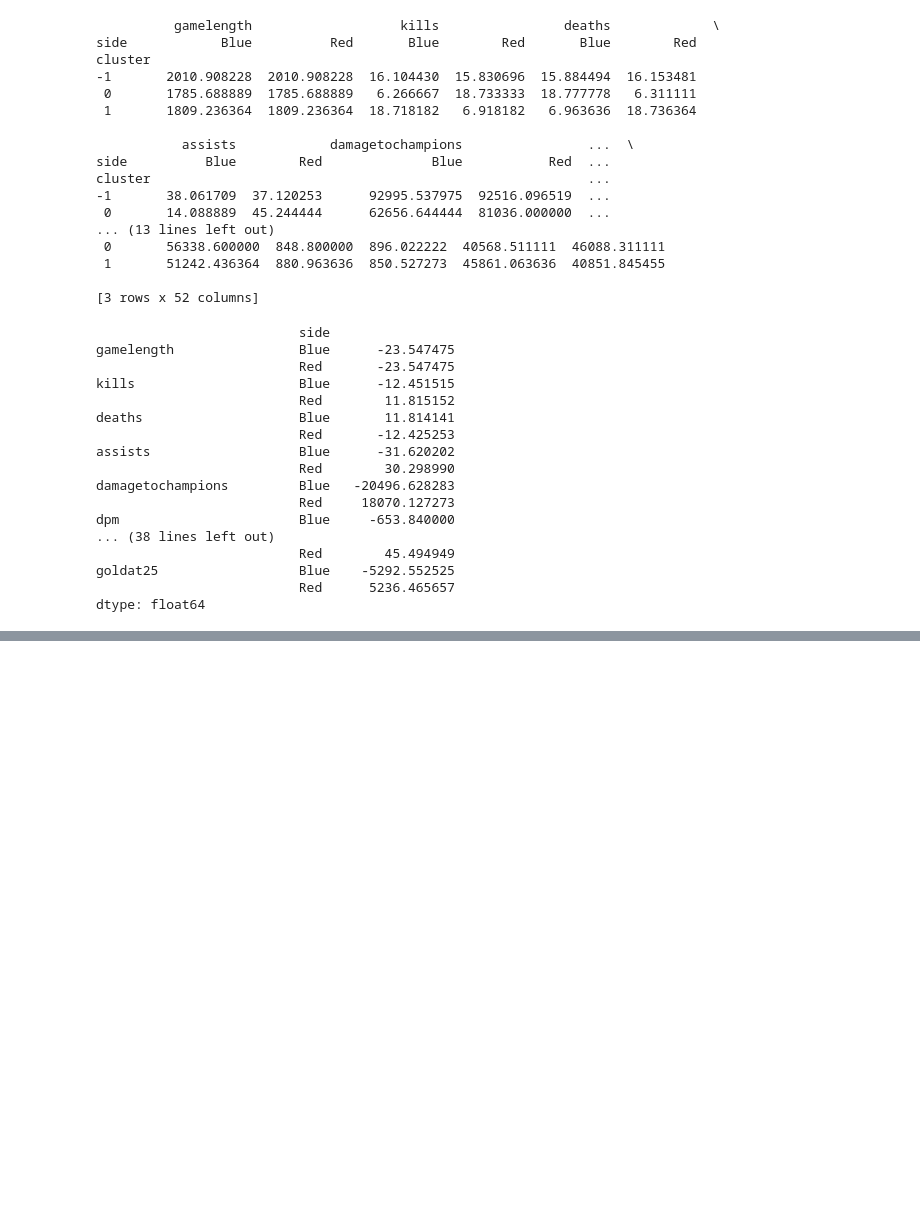
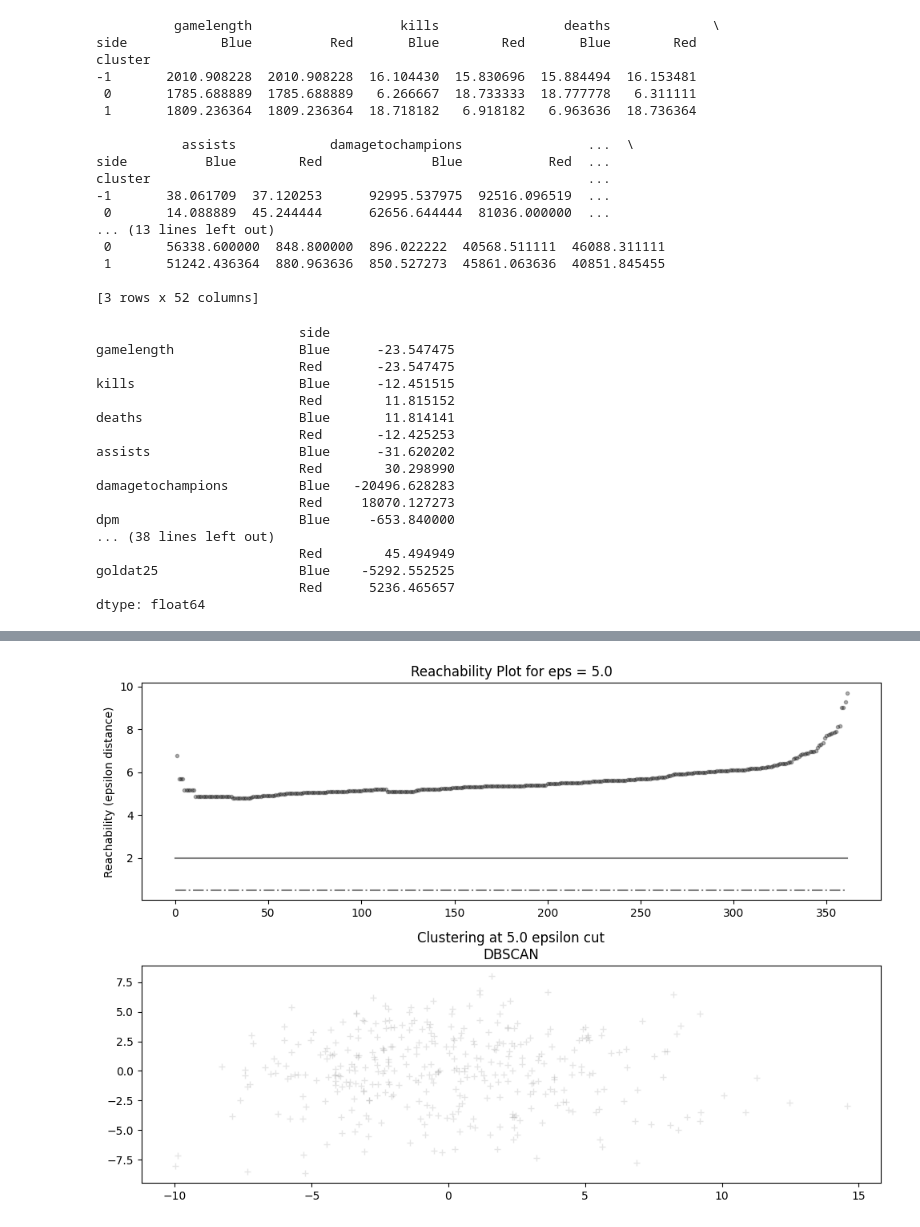
Before and after one commit to dwarfy35/Datamining_project, a Jupyter notebook: Daniel_project_notebook.ipynb, the cells around one changed output, grey strips where cells are left out. Saved outputs shown, nothing was run; the diff lists cells and outputs as text; code cells hidden in the pictures; blank space fills up the shorter version.

Commit message:
Looked into cluster for red/blue wins and cleaned plots

```diff
--- a/Daniel_project_notebook.ipynb
+++ b/Daniel_project_notebook.ipynb
@@ -453,0 +440,7 @@ dtype: float64
+# %%
+data_pure = data[most_relevant_columns+["result"]]
+data_pure = data_pure.pivot(index=['gameid'],columns='side')
+red_wins  = data_pure.loc[data_pure[('result', 'Red')] == 1]
+blue_wins = data_pure.loc[data_pure[('result', 'Blue')] == 1]
+red_wins = red_wins.drop(columns="result")
+blue_wins = blue_wins.drop(columns="result")
@@ -453,0 +484,58 @@ dtype: float64
+# %%
+X_hat = red_normalized
+clust = OPTICS(min_samples=20, cluster_method='dbscan')
+
+clust.fit(X_hat)
+
+np.unique(clust.labels_)
+
+pca = sklearn.decomposition.PCA(n_components=2).fit(X_hat)
+X_pca = pca.transform(X_hat)
+# %%
+labels_120 = cluster_optics_dbscan(
+    reachability=clust.reachability_,
+    core_distances=clust.core_distances_,
+    ordering=clust.ordering_,
+    eps=5.5,
+)
+labels_140 = cluster_optics_dbscan(
+    reachability=clust.reachability_,
+    core_distances=clust.core_distances_,
+    ordering=clust.ordering_,
+    eps=6.0,
+)
+
+space = np.arange(len(X_hat))
+reachability = clust.reachability_[clust.ordering_]
+labels = clust.labels_[clust.ordering_]
+
+plt.figure(figsize=(10, 7))
+G = gridspec.GridSpec(2, 3)
+ax1 = plt.subplot(G[0, :])
+ax2 = plt.subplot(G[1, :])
+
+# Reachability plot
+colors = ["g.", "r.", "b.", "y.", "c."]
+for klass, color in enumerate(colors):
+    Xk = space[labels == klass]
+    Rk = reachability[labels == klass]
+    ax1.plot(Xk, Rk, color, alpha=0.3)
+ax1.plot(space[labels == -1], reachability[labels == -1], "k.", alpha=0.3)
+ax1.plot(space, np.full_like(space, 2.0, dtype=float), "k-", alpha=0.5)
+ax1.plot(space, np.full_like(space, 0.5, dtype=float), "k-.", alpha=0.5)
+ax1.set_ylabel("Reachability (epsilon distance)")
+ax1.set_title("Reachability Plot for eps = 5.0")
+
+# OPTICS
+colors = ["g.", "r.", "b.", "y.", "c."]
+for klass, color in enumerate(colors):
+    Xk = X_pca[clust.labels_ == klass]
+    ax2.plot(Xk[:, 0], Xk[:, 1], color, alpha=0.3)
+ax2.plot(X_pca[clust.labels_ == -1, 0], X_pca[clust.labels_ == -1, 1], "k+", alpha=0.1)
+ax2.set_title("Clustering at 5.0 epsilon cut\nDBSCAN")
+
+
+plt.tight_layout()
+plt.show()
+# %% [output]
+[figure, added]
```
Also changed, not shown: parts of 6 cells of this notebook.
